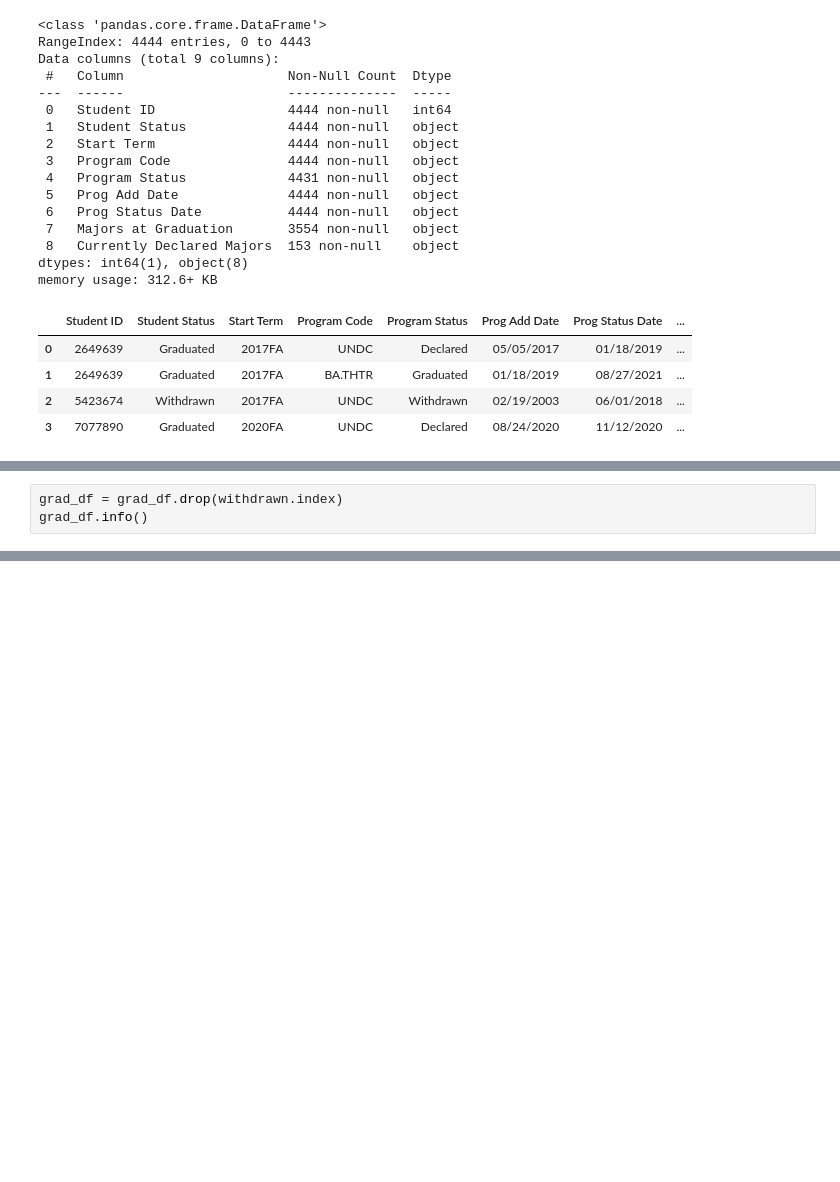
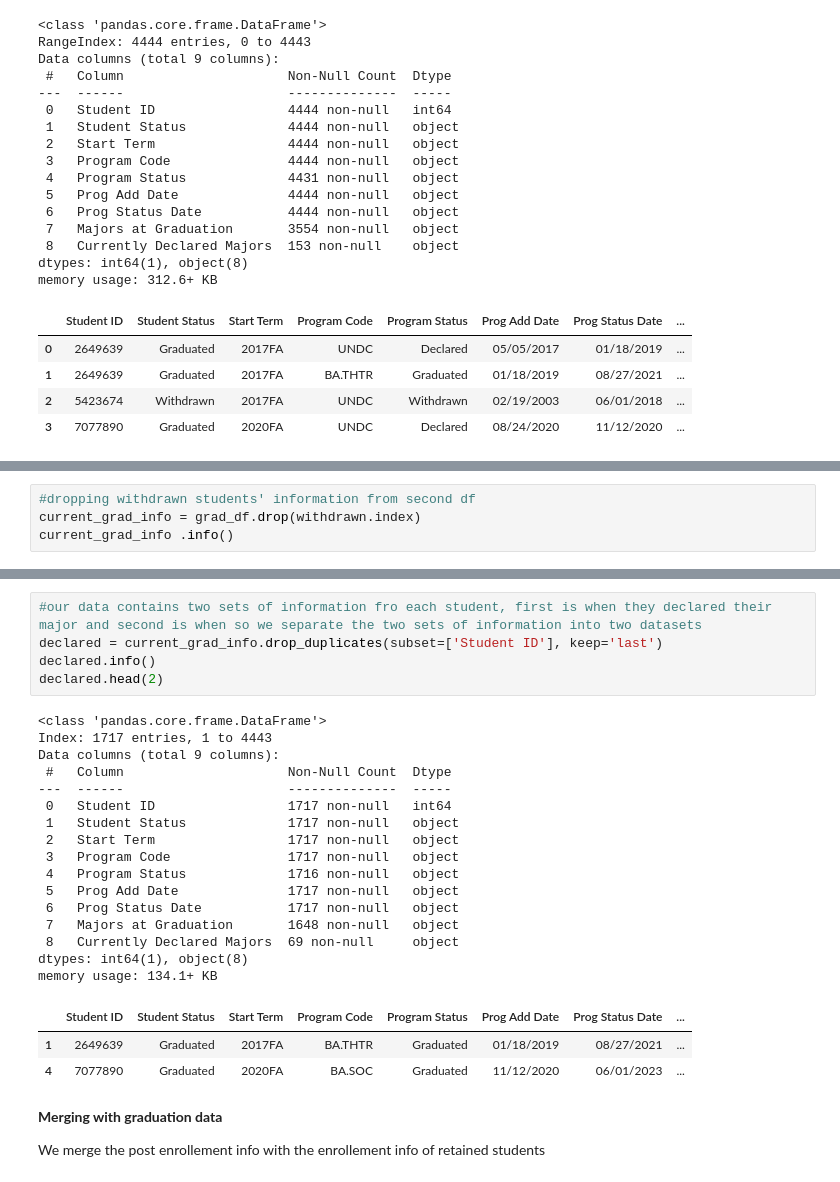
Before and after one commit to Wangari-Kariuki/Program-interest-vs-graduation-rate, a Jupyter notebook: final_project_report.ipynb, the cells around one changed output, grey strips where cells are left out. Cells and saved outputs as stored; diff of their text form; blank space fills up the shorter version.

```diff
--- a/final_project_report.ipynb
+++ b/final_project_report.ipynb
@@ -210,3 +82,0 @@ memory usage: 57.6+ KB
-# %%
-grad_df = grad_df.drop(withdrawn.index)
-grad_df.info()
@@ -400,0 +128,4 @@ declared = int_dec['Program Code']
+# %%
+#dropping withdrawn students' information from second df
+current_grad_info = grad_df.drop(withdrawn.index)
+current_grad_info .info()
@@ -400,0 +149,29 @@ declared = int_dec['Program Code']
+# %%
+#our data contains two sets of information fro each student, first is when they declared their major and second is when so we separate the two sets of information into two datasets
+declared = current_grad_info.drop_duplicates(subset=['Student ID'], keep='last')
+declared.info()
+declared.head(2)
+# %% [output]
+<class 'pandas.core.frame.DataFrame'>
+Index: 1717 entries, 1 to 4443
+Data columns (total 9 columns):
+ #   Column                     Non-Null Count  Dtype
+---  ------                     --------------  -----
+ 0   Student ID                 1717 non-null   int64
+ 1   Student Status             1717 non-null   object
+ 2   Start Term                 1717 non-null   object
+ 3   Program Code               1717 non-null   object
+ 4   Program Status             1716 non-null   object
+ 5   Prog Add Date              1717 non-null   object
+ 6   Prog Status Date           1717 non-null   object
+ 7   Majors at Graduation       1648 non-null   object
+ 8   Currently Declared Majors  69 non-null     object
+dtypes: int64(1), object(8)
+memory usage: 134.1+ KB
+|  | Student ID | Student Status | Start Term | Program Code | Program Status | Prog Add Date | Prog Status Date | ... |
+| 1 | 2649639 | Graduated | 2017FA | BA.THTR | Graduated | 01/18/2019 | 08/27/2021 | ... |
+| 4 | 7077890 | Graduated | 2020FA | BA.SOC | Graduated | 11/12/2020 | 06/01/2023 | ... |
+# %% [markdown]
+**Merging with graduation data**
+
+We merge the post enrollement info with the enrollement info  of retained students
```
Also changed, not shown: parts of 85 cells of this notebook.
